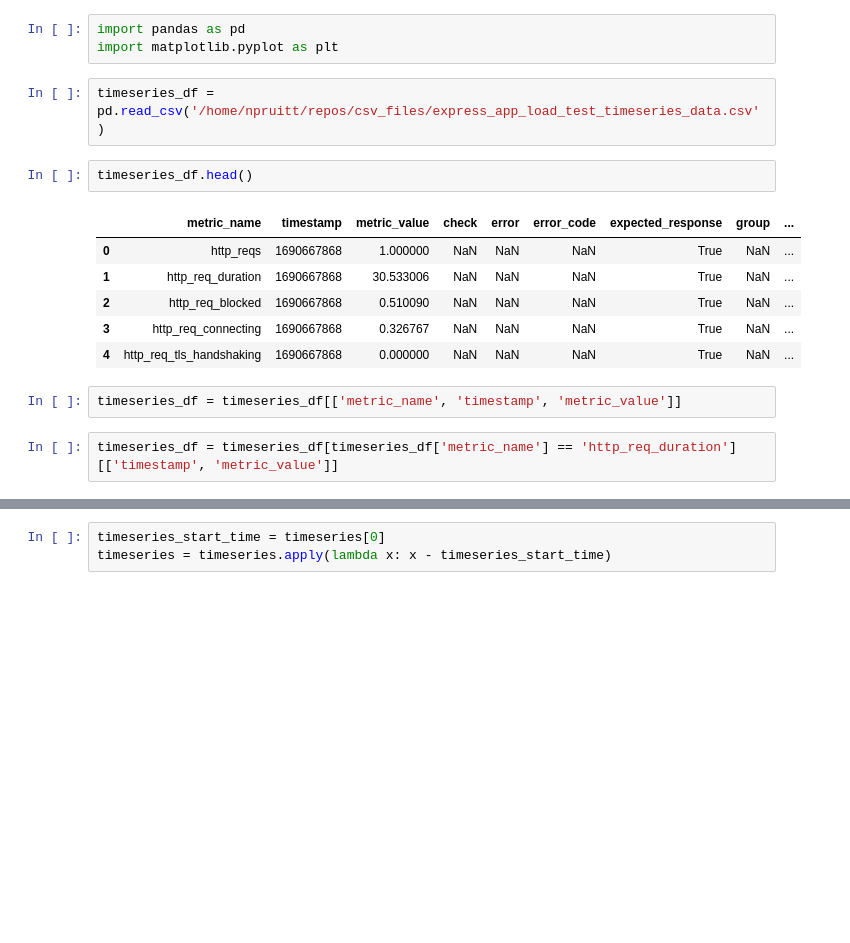
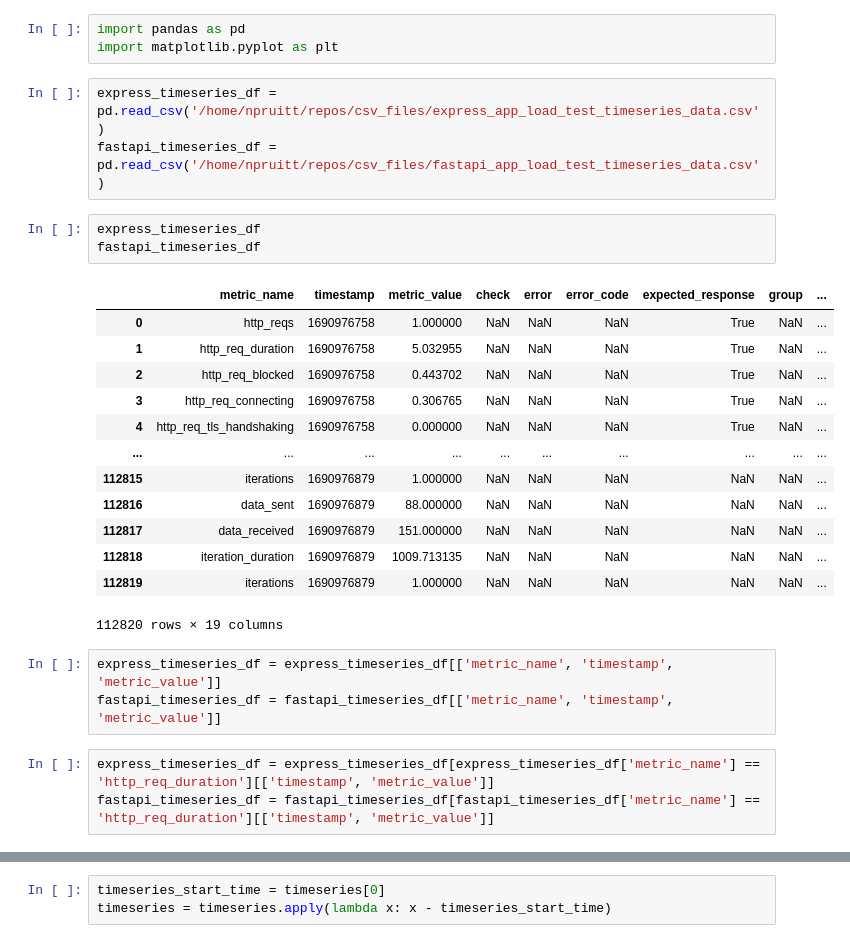
Before and after one commit to NateLeeP/api_load_test_project, a Jupyter notebook: timeseries_etl/timeseries_data_clean.ipynb, the cells around one changed output, grey strips where cells are left out. Saved outputs shown, nothing was run; the diff lists cells and outputs as text; blank space fills up the shorter version.

```diff
--- a/timeseries_etl/timeseries_data_clean.ipynb
+++ b/timeseries_etl/timeseries_data_clean.ipynb
@@ -2,17 +2,28 @@
 import pandas as pd
 import matplotlib.pyplot as plt
 # %%
-timeseries_df = pd.read_csv('/home/npruitt/repos/csv_files/express_app_load_test_timeseries_data.csv')
+express_timeseries_df = pd.read_csv('/home/npruitt/repos/csv_files/express_app_load_test_timeseries_data.csv')
+fastapi_timeseries_df = pd.read_csv('/home/npruitt/repos/csv_files/fastapi_app_load_test_timeseries_data.csv')
 # %%
-timeseries_df.head()
+express_timeseries_df
+fastapi_timeseries_df
 # %% [output]
 |  | metric_name | timestamp | metric_value | check | error | error_code | expected_response | group | ... |
-| 0 | http_reqs | 1690667868 | 1.000000 | NaN | NaN | NaN | True | NaN | ... |
-| 1 | http_req_duration | 1690667868 | 30.533006 | NaN | NaN | NaN | True | NaN | ... |
-| 2 | http_req_blocked | 1690667868 | 0.510090 | NaN | NaN | NaN | True | NaN | ... |
-| 3 | http_req_connecting | 1690667868 | 0.326767 | NaN | NaN | NaN | True | NaN | ... |
-| 4 | http_req_tls_handshaking | 1690667868 | 0.000000 | NaN | NaN | NaN | True | NaN | ... |
+| 0 | http_reqs | 1690976758 | 1.000000 | NaN | NaN | NaN | True | NaN | ... |
+| 1 | http_req_duration | 1690976758 | 5.032955 | NaN | NaN | NaN | True | NaN | ... |
+| 2 | http_req_blocked | 1690976758 | 0.443702 | NaN | NaN | NaN | True | NaN | ... |
+| 3 | http_req_connecting | 1690976758 | 0.306765 | NaN | NaN | NaN | True | NaN | ... |
+| 4 | http_req_tls_handshaking | 1690976758 | 0.000000 | NaN | NaN | NaN | True | NaN | ... |
+| ... | ... | ... | ... | ... | ... | ... | ... | ... | ... |
+| 112815 | iterations | 1690976879 | 1.000000 | NaN | NaN | NaN | NaN | NaN | ... |
+| 112816 | data_sent | 1690976879 | 88.000000 | NaN | NaN | NaN | NaN | NaN | ... |
+| 112817 | data_received | 1690976879 | 151.000000 | NaN | NaN | NaN | NaN | NaN | ... |
+| 112818 | iteration_duration | 1690976879 | 1009.713135 | NaN | NaN | NaN | NaN | NaN | ... |
+| 112819 | iterations | 1690976879 | 1.000000 | NaN | NaN | NaN | NaN | NaN | ... |
+112820 rows × 19 columns
 # %%
-timeseries_df = timeseries_df[['metric_name', 'timestamp', 'metric_value']]
+express_timeseries_df = express_timeseries_df[['metric_name', 'timestamp', 'metric_value']]
+fastapi_timeseries_df = fastapi_timeseries_df[['metric_name', 'timestamp', 'metric_value']]
 # %%
-timeseries_df = timeseries_df[timeseries_df['metric_name'] == 'http_req_duration'][['timestamp', 'metric_value']]
+express_timeseries_df = express_timeseries_df[express_timeseries_df['metric_name'] == 'http_req_duration'][['timestamp', 'metric_value']]
+fastapi_timeseries_df = fastapi_timeseries_df[fastapi_timeseries_df['metric_name'] == 'http_req_duration'][['timestamp', 'metric_value']]
```
Also changed, not shown: parts of 12 cells of this notebook.
